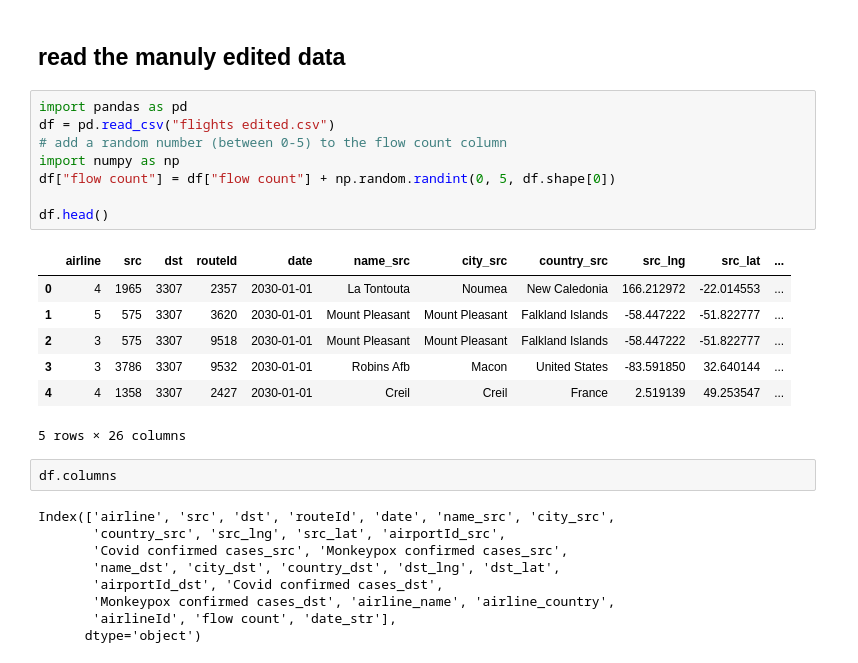
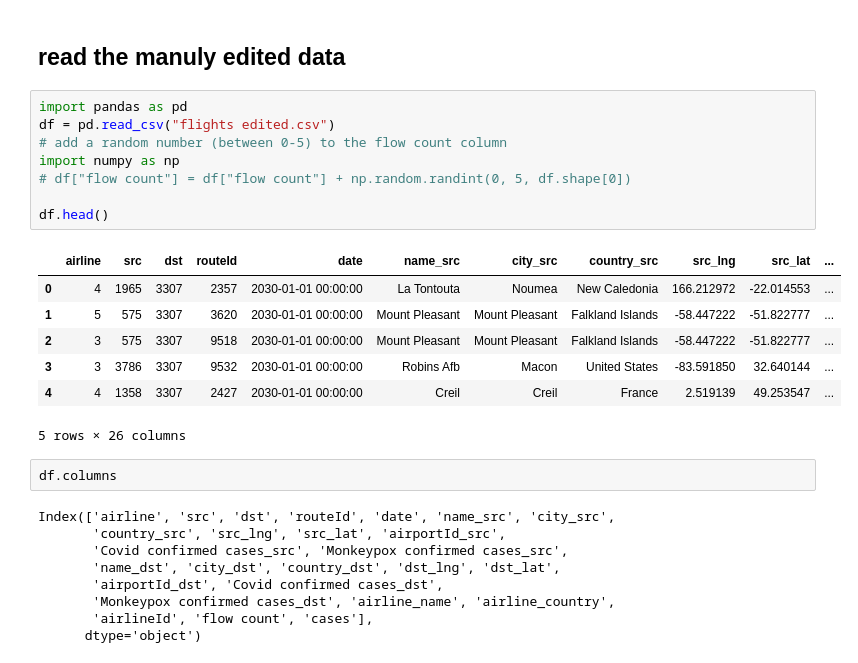
Before and after one commit to wybert/minhang, a Jupyter notebook: flights-echarts-data.ipynb, the cells around one changed output. Cells and saved outputs as stored; diff of their text form.

Commit message:
add base cases

```diff
--- a/flights-echarts-data.ipynb
+++ b/flights-echarts-data.ipynb
@@ -318,18 +318,18 @@ Index(['airline', 'src', 'dst', 'routeId', 'date', 'name_src', 'city_src',
 # %%
 import pandas as pd
 df = pd.read_csv("flights edited.csv")
 # add a random number (between 0-5) to the flow count column
 import numpy as np
-df["flow count"] = df["flow count"] + np.random.randint(0, 5, df.shape[0])
+# df["flow count"] = df["flow count"] + np.random.randint(0, 5, df.shape[0])
 
 df.head()
 # %% [output]
 |  | airline | src | dst | routeId | date | name_src | city_src | country_src | src_lng | src_lat | ... |
-| 0 | 4 | 1965 | 3307 | 2357 | 2030-01-01 | La Tontouta | Noumea | New Caledonia | 166.212972 | -22.014553 | ... |
-| 1 | 5 | 575 | 3307 | 3620 | 2030-01-01 | Mount Pleasant | Mount Pleasant | Falkland Islands | -58.447222 | -51.822777 | ... |
-| 2 | 3 | 575 | 3307 | 9518 | 2030-01-01 | Mount Pleasant | Mount Pleasant | Falkland Islands | -58.447222 | -51.822777 | ... |
-| 3 | 3 | 3786 | 3307 | 9532 | 2030-01-01 | Robins Afb | Macon | United States | -83.591850 | 32.640144 | ... |
-| 4 | 4 | 1358 | 3307 | 2427 | 2030-01-01 | Creil | Creil | France | 2.519139 | 49.253547 | ... |
+| 0 | 4 | 1965 | 3307 | 2357 | 2030-01-01 00:00:00 | La Tontouta | Noumea | New Caledonia | 166.212972 | -22.014553 | ... |
+| 1 | 5 | 575 | 3307 | 3620 | 2030-01-01 00:00:00 | Mount Pleasant | Mount Pleasant | Falkland Islands | -58.447222 | -51.822777 | ... |
+| 2 | 3 | 575 | 3307 | 9518 | 2030-01-01 00:00:00 | Mount Pleasant | Mount Pleasant | Falkland Islands | -58.447222 | -51.822777 | ... |
+| 3 | 3 | 3786 | 3307 | 9532 | 2030-01-01 00:00:00 | Robins Afb | Macon | United States | -83.591850 | 32.640144 | ... |
+| 4 | 4 | 1358 | 3307 | 2427 | 2030-01-01 00:00:00 | Creil | Creil | France | 2.519139 | 49.253547 | ... |
 5 rows × 26 columns
 # %%
 df.columns
@@ -340,5 +340,5 @@ Index(['airline', 'src', 'dst', 'routeId', 'date', 'name_src', 'city_src',
        'name_dst', 'city_dst', 'country_dst', 'dst_lng', 'dst_lat',
        'airportId_dst', 'Covid confirmed cases_dst',
        'Monkeypox confirmed cases_dst', 'airline_name', 'airline_country',
-       'airlineId', 'flow count', 'date_str'],
+       'airlineId', 'flow count', 'cases'],
       dtype='object')
```
Also changed, not shown: parts of 18 cells of this notebook, 4 other files.
